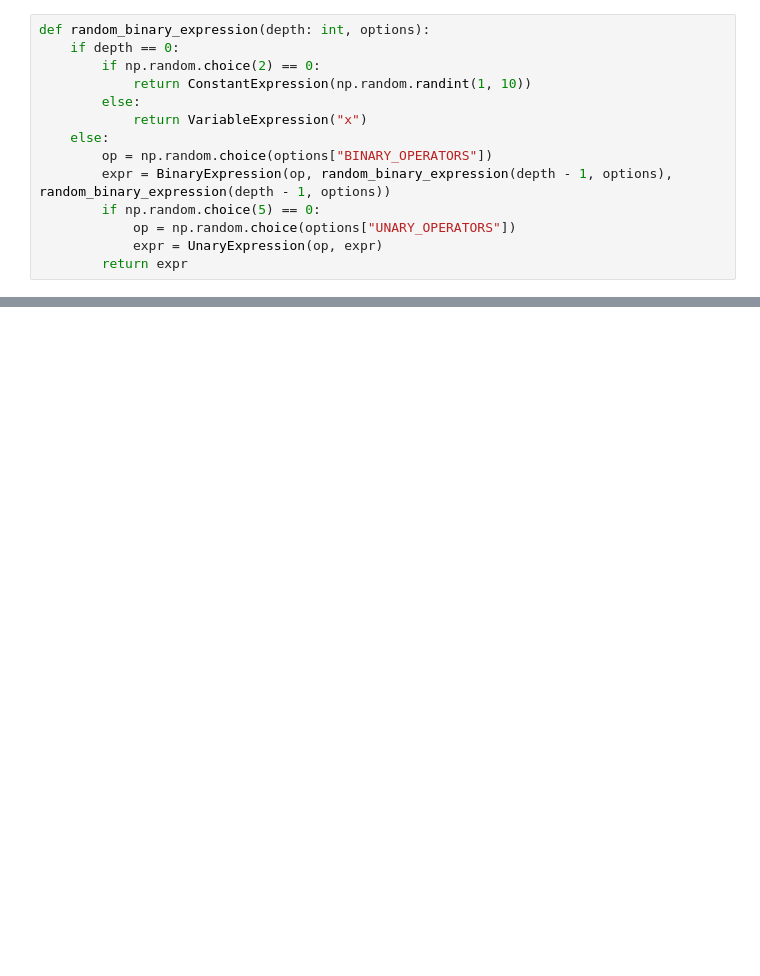
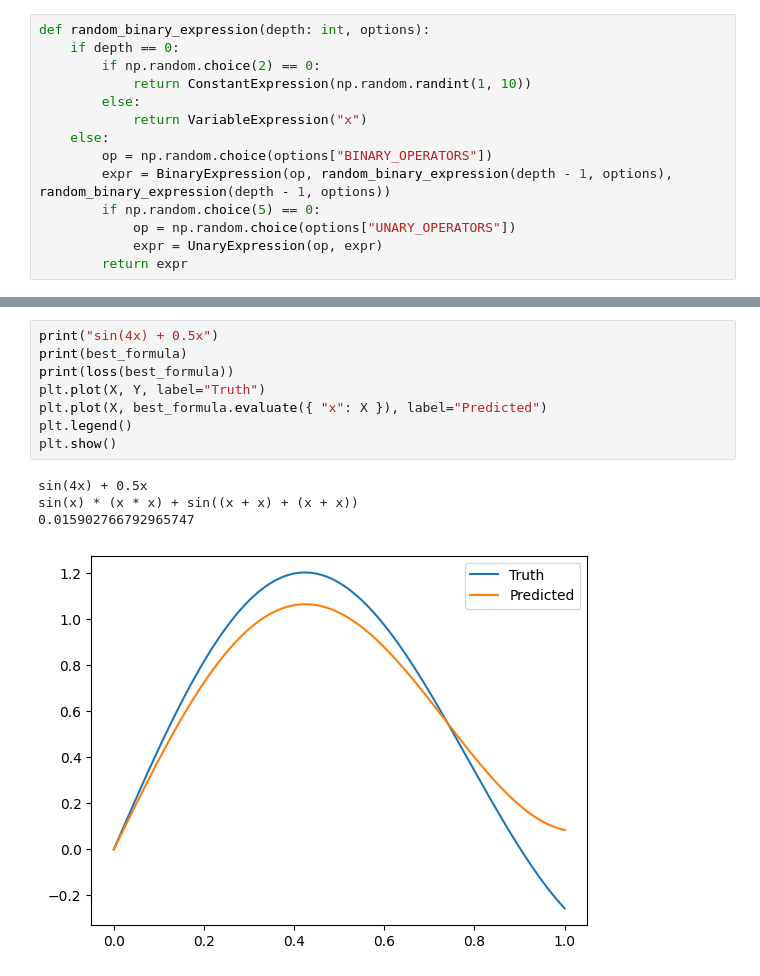
Before and after one commit to hgruniaux/MLP-SymReg, a Jupyter notebook: main.ipynb, the cells around one changed output, grey strips where cells are left out. Drawn from its saved outputs; the diff is of its cells as text; blank space fills up the shorter version.

```diff
--- a/main.ipynb
+++ b/main.ipynb
@@ -182,0 +136,13 @@ plt.plot(X, fit(X))
+# %%
+print("sin(4x) + 0.5x")
+print(best_formula)
+print(loss(best_formula))
+plt.plot(X, Y, label="Truth")
+plt.plot(X, best_formula.evaluate({ "x": X }), label="Predicted")
+plt.legend()
+plt.show()
+# %% [output]
+sin(4x) + 0.5x
+sin(x) * (x * x) + sin((x + x) + (x + x))
+0.015902766792965747
+[figure, added]
```
Also changed, not shown: parts of 11 cells of this notebook, 2 other files.
